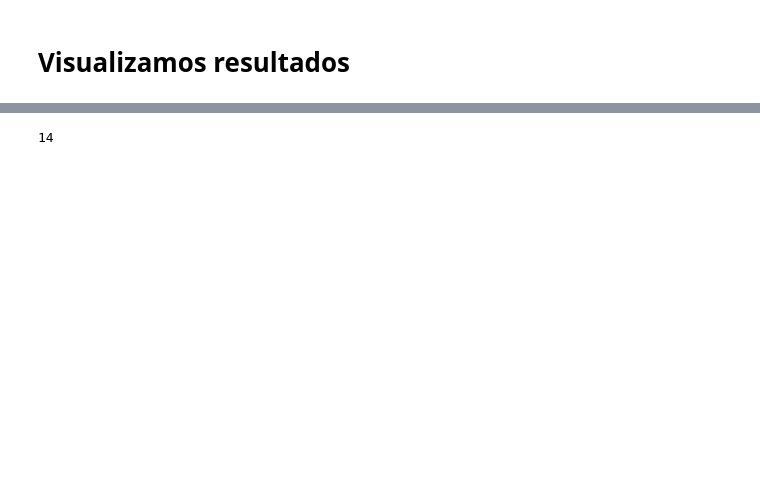
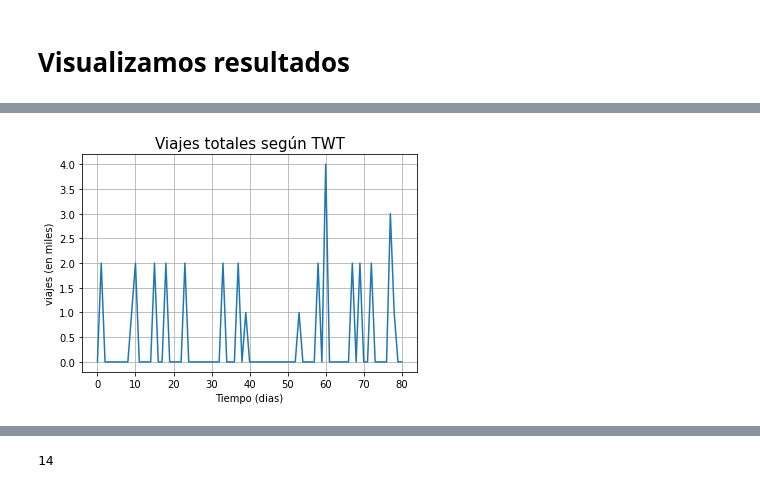
Before and after one commit to Raflomu/Prediccion-de-movilidad-en-epoca-de-COVID-con-redes-LSTM, a Jupyter notebook: Red LSTM/TWT - INE/Series temporales TWT - INE - LSTM - 2.0 - baja densidad.ipynb, the cells around one changed output, grey strips where cells are left out. Drawn from its saved outputs; the diff is of its cells as text; code cells hidden in the pictures; blank space fills up the shorter version.

```diff
--- a/Red LSTM/TWT - INE/Series temporales TWT - INE - LSTM - 2.0 - baja densidad.ipynb
+++ b/Red LSTM/TWT - INE/Series temporales TWT - INE - LSTM - 2.0 - baja densidad.ipynb
@@ -397,3 +406,12 @@ Resultado del test: 13.89 MAPE
+# %%
+plt.plot(df_twt.values)
+plt.grid(True)
+plt.title("Viajes totales según TWT", fontsize = 15)
+plt.xlabel("Tiempo (dias)", fontsize = 10)
+plt.ylabel("viajes (en miles)", fontsize = 10)
+plt.show()
+# %% [output]
+[figure, added]
 # %%
 # predicciones del entrenamiento de cambio para plotear
 trainPredictPlot = np.empty_like(dataset_ine)
```
Also changed, not shown: parts of 16 cells of this notebook, 7 other files.
